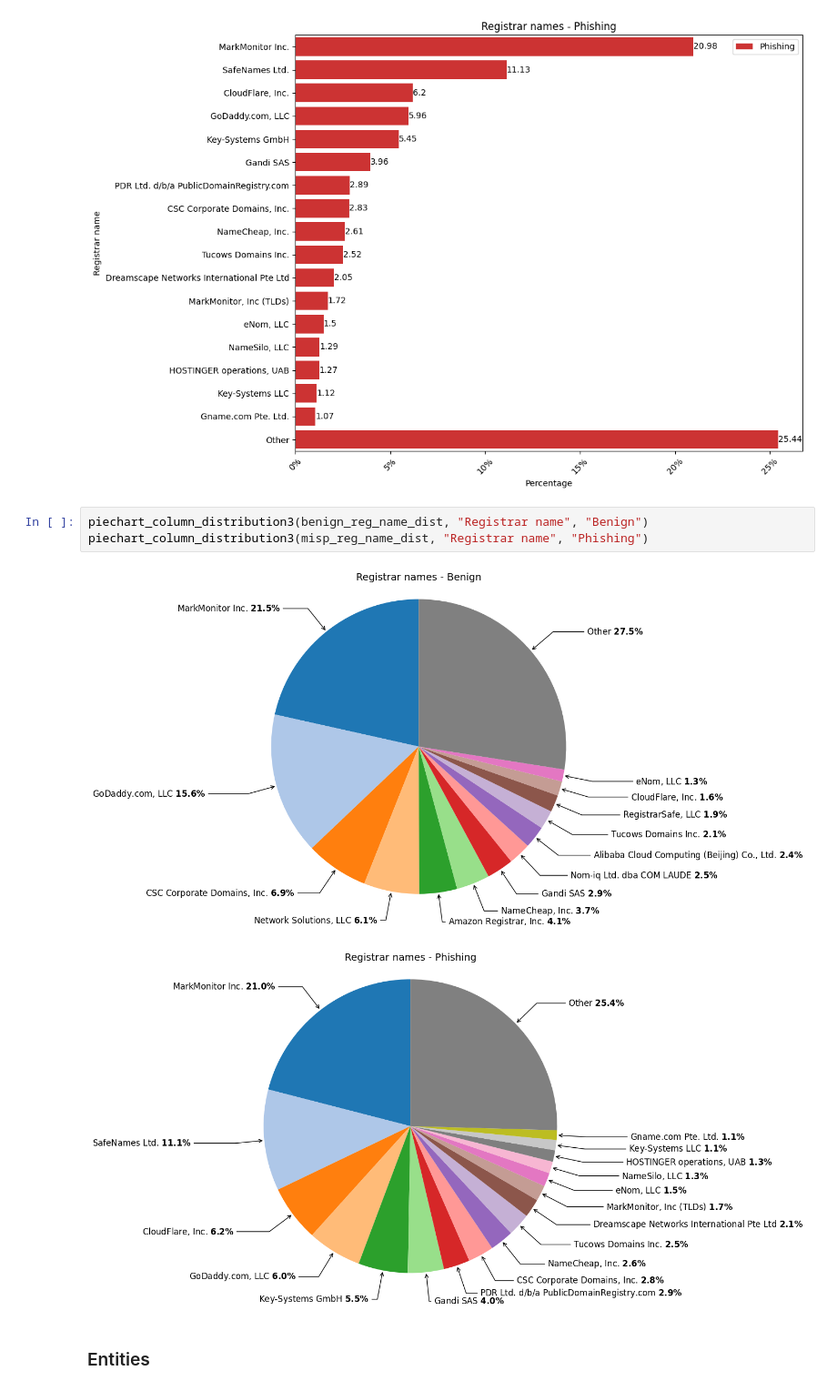
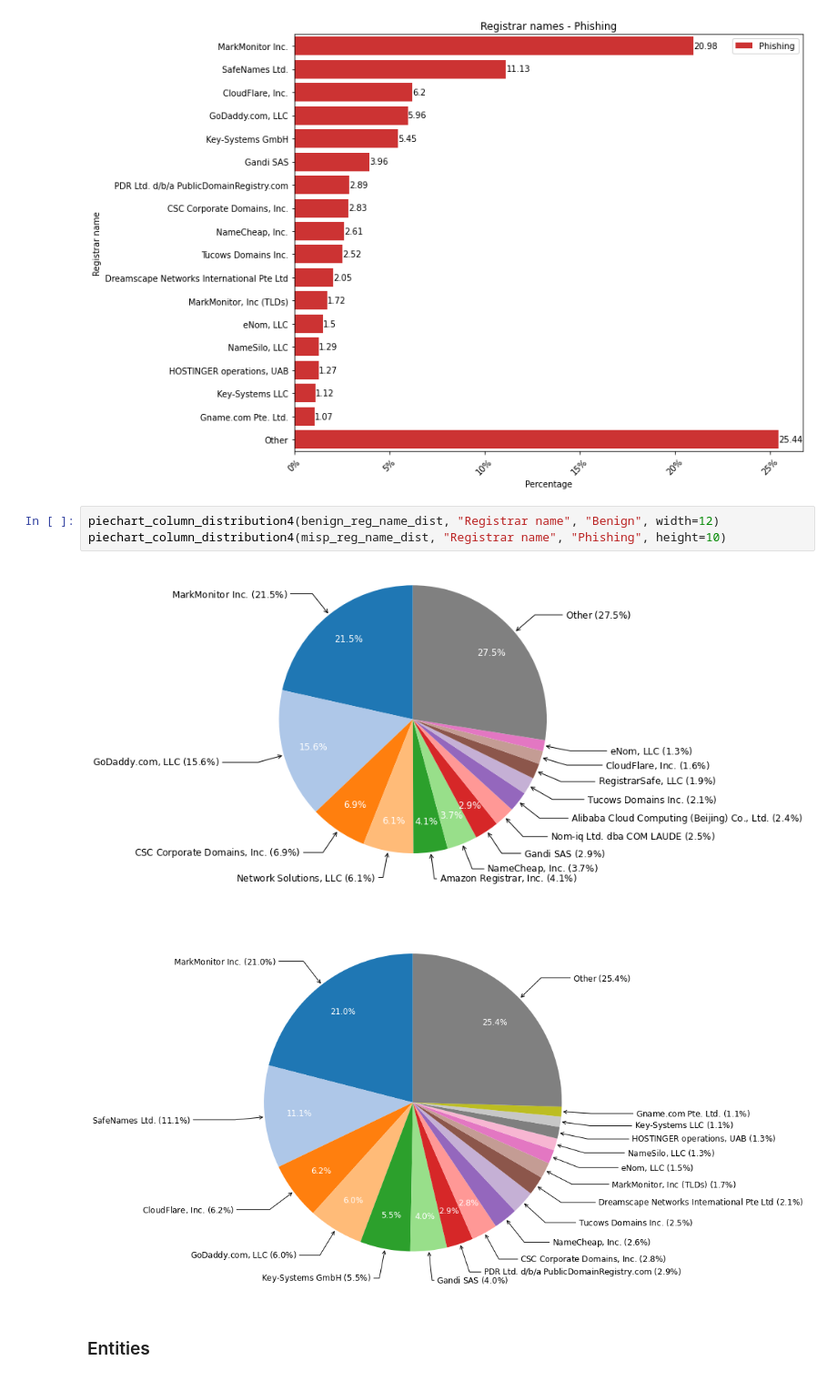
Before and after one commit to WitchoutName/pp-research-tools, a Jupyter notebook: MongoAnalysis.ipynb, the cells around one changed output. Shown at 91% size. Cells and saved outputs as stored; diff of their text form.

```diff
--- a/MongoAnalysis.ipynb
+++ b/MongoAnalysis.ipynb
@@ -816,11 +942,11 @@ barplot_column_distribution(misp_reg_name_dist, "Registrar name", "Phishing", co
 [figure]
 [figure]
 # %%
-piechart_column_distribution3(benign_reg_name_dist, "Registrar name", "Benign")
-piechart_column_distribution3(misp_reg_name_dist, "Registrar name", "Phishing")
+piechart_column_distribution4(benign_reg_name_dist, "Registrar name", "Benign", width=12)
+piechart_column_distribution4(misp_reg_name_dist, "Registrar name", "Phishing", height=10)
 # %% [output]
-[figure, old version]
+[figure, new version]
-[figure, old version]
+[figure, new version]
 # %% [markdown]
 ### Entities
 # %%
```
Also changed, not shown: parts of 29 cells of this notebook.
